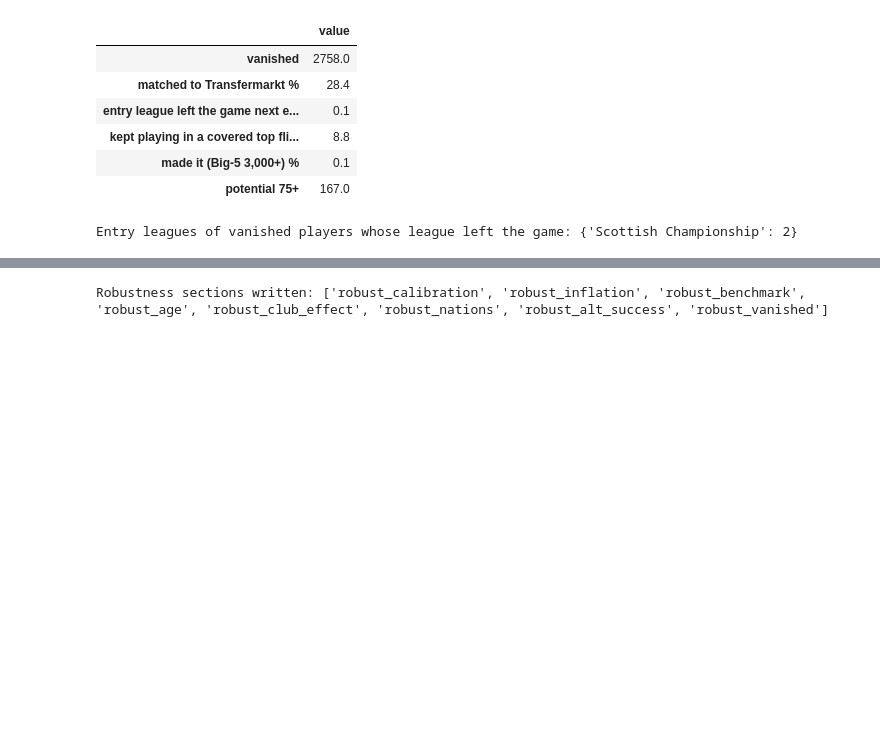
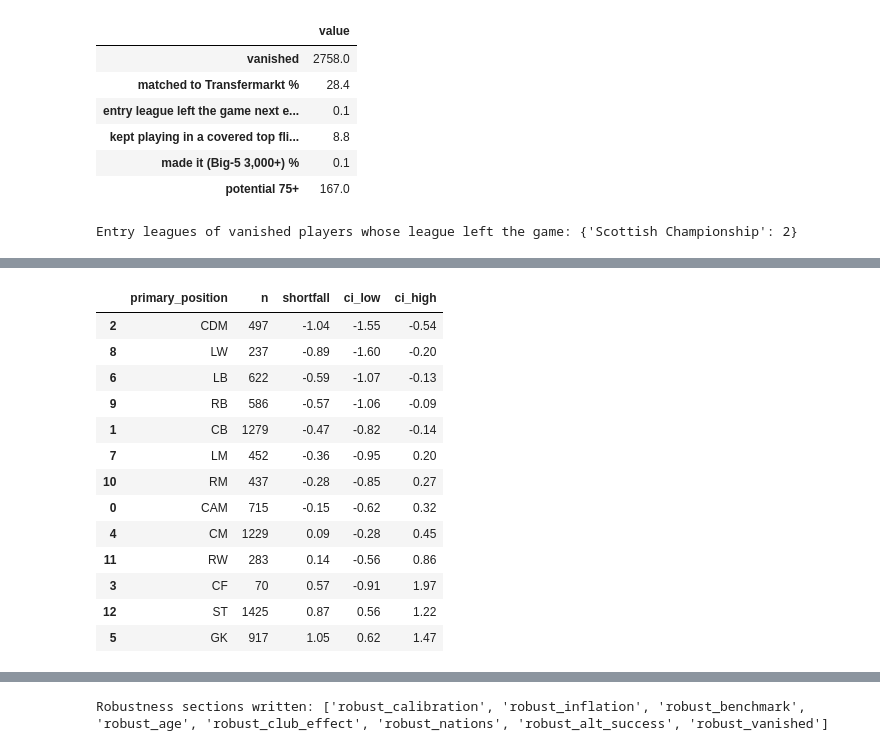
Before and after one commit to heisenberg1804/career-mode-promise, a Jupyter notebook: notebooks/05_analysis_master.ipynb, the cells around one changed output, grey strips where cells are left out. Saved outputs shown, nothing was run; the diff lists cells and outputs as text; code cells hidden in the pictures; blank space fills up the shorter version.

```diff
--- a/notebooks/05_analysis_master.ipynb
+++ b/notebooks/05_analysis_master.ipynb
@@ -783,0 +795,86 @@ Entry leagues of vanished players whose league left the game: {'Scottish Champio
+# %%
+from src import stats as st
+line = st.calibration_line(g)
+g["shortfall"] = st.shortfall(g, line)
+REV = {"calibration_line": {"intercept": round(line[0], 3), "slope": round(line[1], 3)}}
+
+# 1. Survivorship
+pan_p = pd.read_parquet(config.CLEAN / "fifa_panel.parquet", columns=["player_id", "edition"])
+pres = pan_p.merge(acc[["player_id", "entry_edition"]], on="player_id")
+n_next4 = pres[(pres["edition"] > pres["entry_edition"]) & (pres["edition"] <= pres["entry_edition"] + 4)].groupby("player_id").size()
+full4 = g[g["player_id"].map(n_next4).fillna(0) == 4]
+imp = acc.assign(peak=acc["peak_later"].astype(float).fillna(acc["overall"]))
+s_full = boot_ci(full4, lambda d: ols_slope(d["potential"], d["peak"]))
+s_imp = boot_ci(imp, lambda d: ols_slope(d["potential"], d["peak"]))
+print(f"Calibration slope: baseline {slope[0]:.2f}; only players in all 4 next editions {s_full[0]:.2f} [{s_full[1]:.2f}, {s_full[2]:.2f}] "
+      f"(n={len(full4):,}); vanished given peak = entry overall {s_imp[0]:.2f} [{s_imp[1]:.2f}, {s_imp[2]:.2f}]")
+check("Overconfidence survives every survivorship treatment (all slope CIs below 1)", max(slope[2], s_full[2], s_imp[2]) < 1)
+REV["survivorship"] = {"slope_baseline": fmt(slope), "slope_full_survivors": fmt(s_full), "slope_vanished_as_no_growth": fmt(s_imp),
+                       "n_full_survivors": len(full4)}
+
+# Chart 7 with survivorship removed
+lc_p = pan_p.merge(lc[["player_id", "entry_edition"]], on="player_id")
+lc_n4 = lc_p[(lc_p["edition"] > lc_p["entry_edition"]) & (lc_p["edition"] <= lc_p["entry_edition"] + 4)].groupby("player_id").size()
+lc_full = lca[lca["player_id"].map(lc_n4).fillna(0) == 4]
+learn_full = lc_full.groupby("entry_edition_label").agg(n=("player_id", "size"),
+                 reached_within_4=("status_within_4", lambda s: (s == R).mean()),
+                 mean_gap_within_4=("gap_within_4", lambda s: s.astype(float).mean()))
+display(learn_full.round(3))
+check("Chart 7 decline survives survivorship control", learn_full["reached_within_4"].iat[-1] < learn_full["reached_within_4"].iat[0])
+REV["chart07_full_survivors"] = {k: {"n": int(r.n), "reached_within_4_pct": fd.pct(r.reached_within_4),
+                                     "mean_gap_within_4": fd.gap1(r.mean_gap_within_4)} for k, r in learn_full.iterrows()}
+
+# 2. Group effects on shortfall vs similar prospects
+def grp_ci(col, min_n=15):
+    rows = []
+    for k_, d in g.groupby(col, observed=True):
+        if len(d) < min_n:
+            continue
+        t = boot_ci(d, lambda x: x["shortfall"].mean())
+        rows.append({col: k_, "n": len(d), "shortfall": round(t[0], 2), "ci_low": round(t[1], 2), "ci_high": round(t[2], 2)})
+    return pd.DataFrame(rows)
+age_sf = grp_ci("age"); pos_sf = grp_ci("primary_position", 30).sort_values("shortfall"); grp_sf = grp_ci("position_group")
+display(age_sf); display(pos_sf); display(grp_sf)
+young_old = boot_ci(pd.concat([g[g["age"] <= 17].assign(k=1), g[g["age"] == 21].assign(k=0)]),
+                    lambda d: d.loc[d["k"] == 1, "shortfall"].mean() - d.loc[d["k"] == 0, "shortfall"].mean())
+check("Age effect survives the potential adjustment (≤17 vs 21 CI excludes 0)", young_old[1] > 0, f"{young_old[0]:+.2f}")
+REV["age_shortfall"] = {"by_age": age_sf.to_dict("records"), "age17_minus_21": fmt(young_old)}
+REV["position_shortfall"] = {"by_position": pos_sf.to_dict("records"), "by_group": grp_sf.to_dict("records")}
+
+# 3. Club: badge premium at entry, and club effect with a club-neutral real outcome
+e_ = acc[acc["club_elo_at_entry"].notna()].copy()
+def badge(d):
+    X = np.column_stack([np.ones(len(d)), d["overall"], d["age"], d["club_elo_at_entry"] / 100])
+    return np.linalg.lstsq(X, d["potential"].astype(float), rcond=None)[0][3]
+prem = boot_ci(e_, badge)
+hi2 = g[(g["potential"] >= 80) & g["club_elo_at_entry"].notna()].copy()
+hi2["made_it_top_flight"] = hi2["made_it_top_flight"].fillna(False).astype(bool)
+def coef_on(d, y):
+    X = np.column_stack([np.ones(len(d)), d["club_elo_at_entry"] / 100, d["potential"], d["age"]])
+    return np.linalg.lstsq(X, d[y].astype(float), rcond=None)[0][1]
+c_sf = boot_ci(hi2, lambda d: coef_on(d, "shortfall"))
+c_tf = boot_ci(hi2, lambda d: coef_on(d, "made_it_top_flight"))
+print(f"Badge premium at entry: +{prem[0]:.2f} potential per +100 Elo (same overall and age) [{prem[1]:.2f}, {prem[2]:.2f}]")
+print(f"Potential 80+, per +100 Elo: shortfall {c_sf[0]:+.2f} [{c_sf[1]:+.2f}, {c_sf[2]:+.2f}] (EA's own later ratings); "
+      f"any-top-flight made it {c_tf[0]*100:+.1f} pts [{c_tf[1]*100:+.1f}, {c_tf[2]*100:+.1f}] (club-neutral real outcome)")
+club_real_confirms = c_tf[1] > 0
+NOTES.append("Elite-club effect (4.5) appears in EA's own later ratings but NOT in a club-neutral real outcome "
+             f"(any-top-flight: {c_tf[0]*100:+.1f} pts per +100 Elo, CI {c_tf[1]*100:+.1f} to {c_tf[2]*100:+.1f}). "
+             "Not used as a headline; chart 10 shows the badge premium instead.")
+REV["club"] = {"badge_premium_potential_per_100_elo": fmt(prem), "elite_shortfall_per_100_elo": fmt(c_sf),
+               "elite_any_top_flight_pts_per_100_elo": {k: round(v * 100, 1) for k, v in fmt(c_tf, 4).items()},
+               "real_outcome_confirms_club_effect": bool(club_real_confirms)}
+
+# 4. England vs league tier
+g["eng_l1l2"] = g["league_name_edition"].isin(["League One", "League Two"]) & g["league_country"].eq("England")
+eng_all = boot_ci(g[g["nationality_name"] == "England"], lambda d: d["shortfall"].mean())
+eng_top = boot_ci(g[(g["nationality_name"] == "England") & ~g["eng_l1l2"]], lambda d: d["shortfall"].mean())
+spfr = boot_ci(g[g["nationality_name"].isin(["Spain", "France"])], lambda d: d["shortfall"].mean())
+tier = g.groupby(g["league_level"].fillna(0).astype(int))["shortfall"].agg(["size", "mean"]).round(2)
+print(f"Shortfall: England {eng_all[0]:+.2f}; England excl. League One/Two {eng_top[0]:+.2f} [{eng_top[1]:+.2f}, {eng_top[2]:+.2f}]; "
+      f"Spain+France {spfr[0]:+.2f} [{spfr[1]:+.2f}, {spfr[2]:+.2f}]")
+display(tier.rename(columns={"size": "n", "mean": "shortfall"}))
+REV["england_vs_tier"] = {"england": fmt(eng_all), "england_excl_league_one_two": fmt(eng_top), "spain_france": fmt(spfr),
+                          "shortfall_by_league_level": {int(k): {"n": int(r["size"]), "shortfall": float(r["mean"])} for k, r in tier.iterrows()}}
+fd.update("self_review", REV, NB)
+# %% [output]
@@ -783,0 +899,14 @@ Entry leagues of vanished players whose league left the game: {'Scottish Champio
+|  | primary_position | n | shortfall | ci_low | ci_high |
+| 2 | CDM | 497 | -1.04 | -1.55 | -0.54 |
+| 8 | LW | 237 | -0.89 | -1.60 | -0.20 |
+| 6 | LB | 622 | -0.59 | -1.07 | -0.13 |
+| 9 | RB | 586 | -0.57 | -1.06 | -0.09 |
+| 1 | CB | 1279 | -0.47 | -0.82 | -0.14 |
+| 7 | LM | 452 | -0.36 | -0.95 | 0.20 |
+| 10 | RM | 437 | -0.28 | -0.85 | 0.27 |
+| 0 | CAM | 715 | -0.15 | -0.62 | 0.32 |
+| 4 | CM | 1229 | 0.09 | -0.28 | 0.45 |
+| 11 | RW | 283 | 0.14 | -0.56 | 0.86 |
+| 3 | CF | 70 | 0.57 | -0.91 | 1.97 |
+| 12 | ST | 1425 | 0.87 | 0.56 | 1.22 |
+| 5 | GK | 917 | 1.05 | 0.62 | 1.47 |
```
Also changed, not shown: parts of 4 cells of this notebook, 28 other files.
